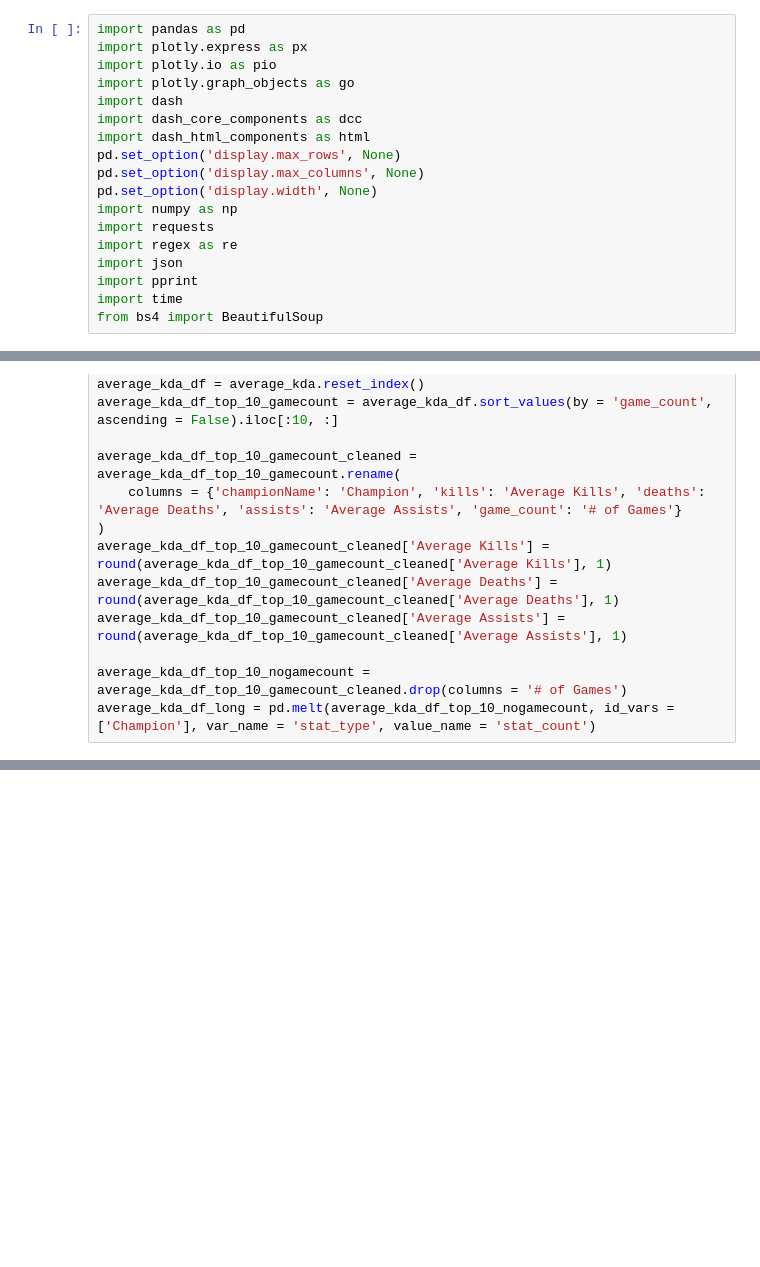
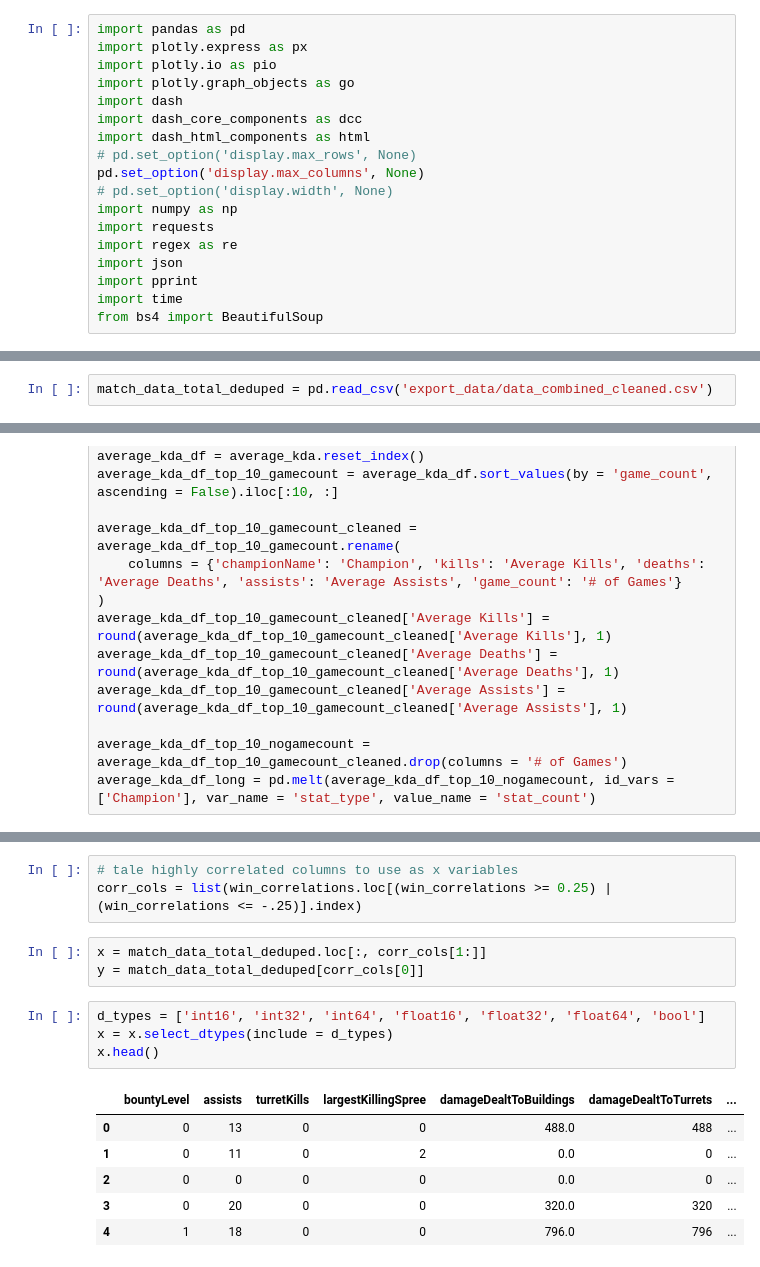
Before and after one commit to jhan-1996/Python_Projects, a Jupyter notebook: league_project_final.ipynb, the cells around one changed output, grey strips where cells are left out. Saved outputs shown, nothing was run; the diff lists cells and outputs as text; blank space fills up the shorter version.

```diff
--- a/league_project_final.ipynb
+++ b/league_project_final.ipynb
@@ -34,9 +34,9 @@ import plotly.graph_objects as go
 import dash
 import dash_core_components as dcc
 import dash_html_components as html
-pd.set_option('display.max_rows', None)
+# pd.set_option('display.max_rows', None)
 pd.set_option('display.max_columns', None)
-pd.set_option('display.width', None)
+# pd.set_option('display.width', None)
 import numpy as np
 import requests
 import regex as re
@@ -441,6 +439,8 @@ match_data_total_deduped.to_csv('export_data/data_combined.csv', index = False)
 ### How correlated is offensive/defensive statistics to winning?
     - create correlation matrix to determine variables highly correlated with win/loss
     - filter correlation plot for any variables that have a correlation higher than .25 or lower than -.25
+# %%
+match_data_total_deduped = pd.read_csv('export_data/data_combined_cleaned.csv')
 # %%
 test = match_data_total_deduped.groupby(['teamPosition', 'championName'])['matchId'].agg('count').reset_index()
 test.rename(columns = {'matchId':'matchCount'}, inplace = True)
@@ -696,0 +723,17 @@ fig.show(renderer = 'notebook_connected')
+# %%
+# tale highly correlated columns to use as x variables
+corr_cols = list(win_correlations.loc[(win_correlations >= 0.25) | (win_correlations <= -.25)].index)
+# %%
+x = match_data_total_deduped.loc[:, corr_cols[1:]]
+y = match_data_total_deduped[corr_cols[0]]
+# %%
+d_types = ['int16', 'int32', 'int64', 'float16', 'float32', 'float64', 'bool']
+x = x.select_dtypes(include = d_types)
+x.head()
+# %% [output]
+|  | bountyLevel | assists | turretKills | largestKillingSpree | damageDealtToBuildings | damageDealtToTurrets | ... |
+| 0 | 0 | 13 | 0 | 0 | 488.0 | 488 | ... |
+| 1 | 0 | 11 | 0 | 2 | 0.0 | 0 | ... |
+| 2 | 0 | 0 | 0 | 0 | 0.0 | 0 | ... |
+| 3 | 0 | 20 | 0 | 0 | 320.0 | 320 | ... |
+| 4 | 1 | 18 | 0 | 0 | 796.0 | 796 | ... |
```
Also changed, not shown: parts of 28 cells of this notebook, 2 other files.
